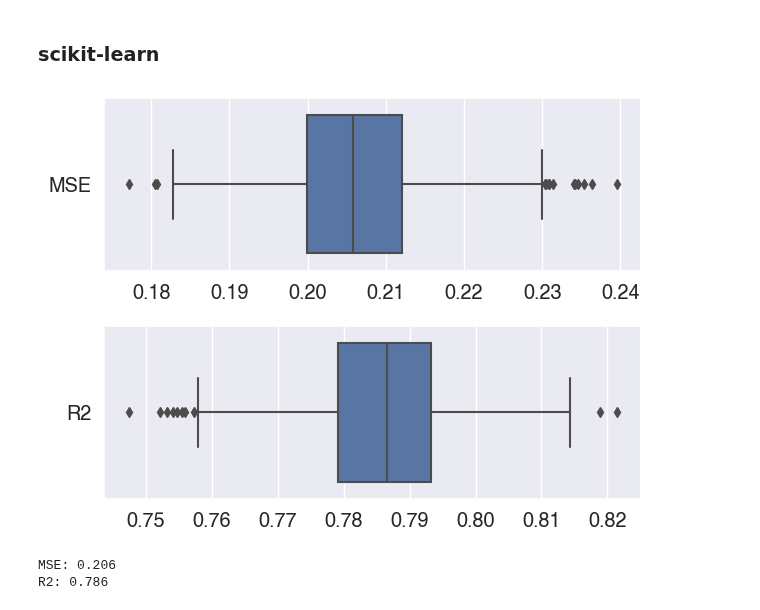
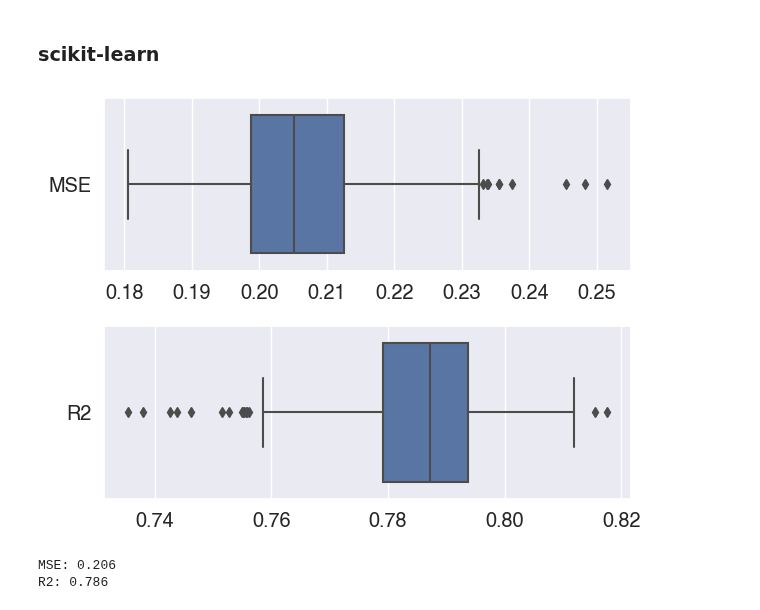
Before and after one commit to yu9824/kennard_stone, a Jupyter notebook: example/comparison.ipynb, the cells around one changed output. Saved outputs shown, nothing was run; the diff lists cells and outputs as text; code cells hidden in the pictures.

```diff
--- a/example/comparison.ipynb
+++ b/example/comparison.ipynb
@@ -18,8 +18,8 @@ import seaborn as sns
 Set random_state for reproducibility.
 # %%
 SEED = 334
-np.random.seed(SEED)
-rf = RandomForestRegressor(n_estimators = 100, random_state = SEED, n_jobs = -1)
+rng = np.random.RandomState(SEED)
+rf = RandomForestRegressor(n_estimators=100, random_state=rng, n_jobs=-1)
 # %% [markdown]
 ### Sample data
 
@@ -65,8 +69,12 @@ for _iter in tqdm(range(max_iter)):
 # %%
-sns.set(style = 'darkgrid', font = 'Helvetica', font_scale = 1.3)
-fig = plt.figure(facecolor = 'white', figsize = (6.4, 4.8))
+sns.set(style="darkgrid", font="Helvetica", font_scale=1.3)
+fig = plt.figure(facecolor="white", figsize=(6.4, 4.8))
 for i, score_name in enumerate(scores):
-    ax = fig.add_subplot(2, 1, i+1)
-    sns.boxplot(ax = ax, data = pd.DataFrame(scores[score_name], columns = [score_name]), orient = 'h')
+    ax = fig.add_subplot(2, 1, i + 1)
+    sns.boxplot(
+        ax=ax,
+        data=pd.DataFrame(scores[score_name], columns=[score_name]),
+        orient="h",
+    )
 fig.tight_layout()
 # %% [output]
@@ -103,24 +111,27 @@ rf = clone(rf)
 # %% [markdown]
 ### scikit-learn
 # %%
-scores = {
-    'MSE':[],
-    'R2':[]
-}
+scores = {"MSE": [], "R2": []}
 for i in tqdm(range(max_iter)):
-    kf = ms.KFold(n_splits = 5, random_state = np.random.randint(0, 2**32), shuffle = True)
-    cv = ms.cross_validate(rf, X, y, cv = kf, scoring = ('neg_mean_squared_error', 'r2'))
-    scores['MSE'].append(cv['test_neg_mean_squared_error'].mean() * -1)
-    scores['R2'].append(cv['test_r2'].mean())
+    kf = ms.KFold(n_splits=5, random_state=rng, shuffle=True)
+    cv = ms.cross_validate(
+        rf, X, y, cv=kf, scoring=("neg_mean_squared_error", "r2")
+    )
+    scores["MSE"].append(cv["test_neg_mean_squared_error"].mean() * -1)
+    scores["R2"].append(cv["test_r2"].mean())
 # %%
-sns.set(style = 'darkgrid', font = 'Helvetica', font_scale = 1.3)
-fig = plt.figure(facecolor = 'white', figsize = (6.4, 4.8))
+sns.set(style="darkgrid", font="Helvetica", font_scale=1.3)
+fig = plt.figure(facecolor="white", figsize=(6.4, 4.8))
 for i, score_name in enumerate(scores):
-    ax = fig.add_subplot(2, 1, i+1)
-    sns.boxplot(ax = ax, data = pd.DataFrame(scores[score_name], columns = [score_name]), orient = 'h')
+    ax = fig.add_subplot(2, 1, i + 1)
+    sns.boxplot(
+        ax=ax,
+        data=pd.DataFrame(scores[score_name], columns=[score_name]),
+        orient="h",
+    )
 fig.tight_layout()
 # %% [output]
-[figure, old version]
+[figure, new version]
 # %%
 sns.reset_defaults()
 # %%
```
Also changed, not shown: parts of 8 cells of this notebook.
